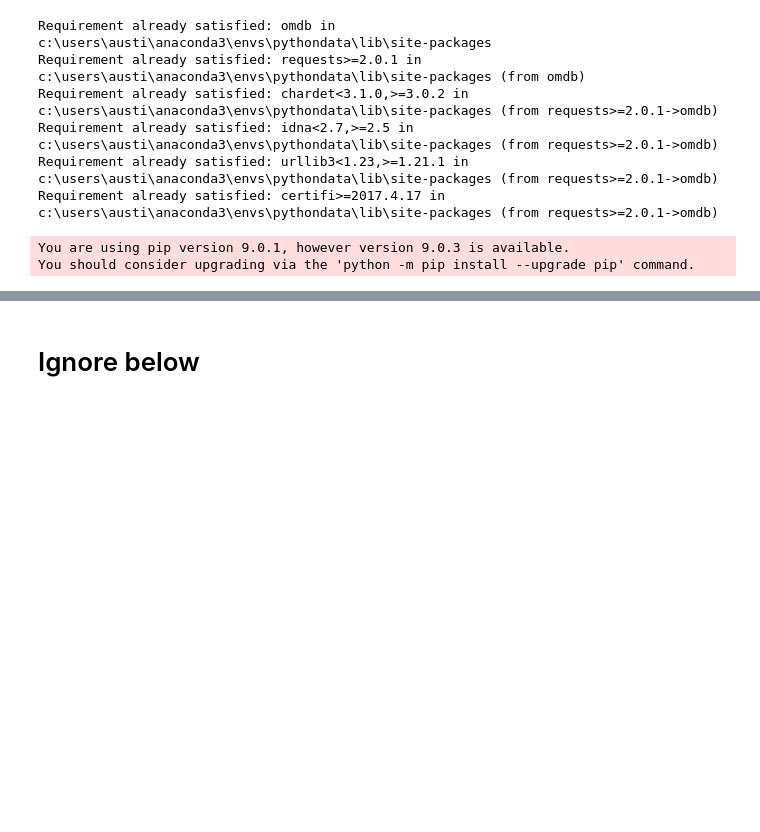
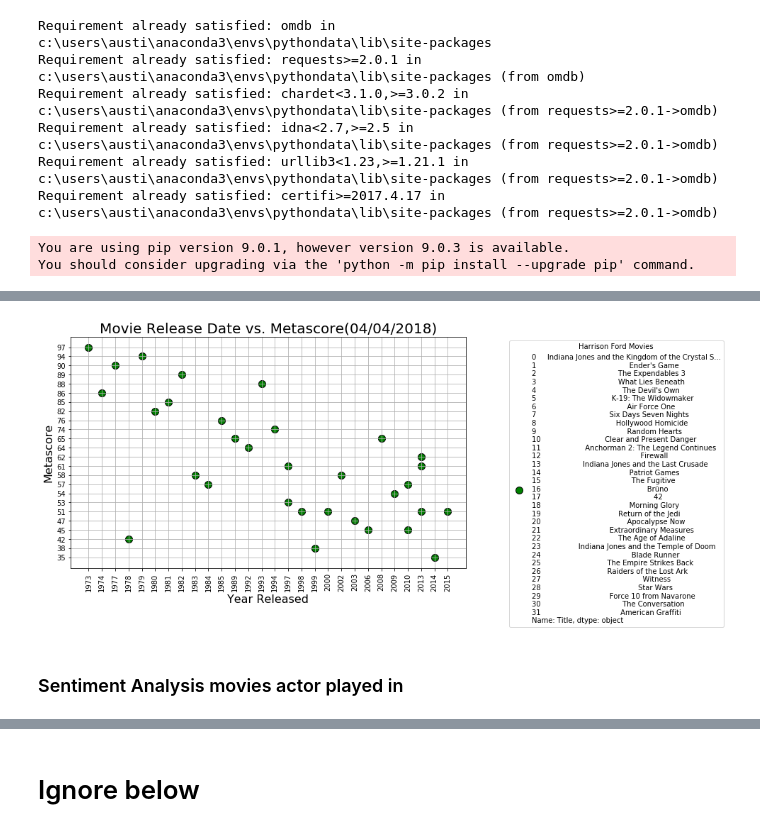
Before and after one commit to CTopham/Team-Green, a Jupyter notebook: Basic Movie Info.ipynb, the cells around one changed output, grey strips where cells are left out. Cells and saved outputs as stored; diff of their text form; code cells hidden in the pictures; blank space fills up the shorter version.

Commit message:
dataframe creation and sentiment analysis

```diff
--- a/Basic Movie Info.ipynb
+++ b/Basic Movie Info.ipynb
@@ -67,8 +73,11 @@ Will Smith has been in the following movies
 print("Beginning Data Retrieval")
 print("---------------------------------------------------------------")
 
-Metascore = {"metascore": [],
-             "year released": []}
+Metascore = {"Metascore": [],
+             "Year Released": [],
+             "Rated": [],
+             "Box Office": [],
+             "Plot": []}
 
 for movie in selected_actor["title"]:
 
@@ -81,8 +90,11 @@ for movie in selected_actor["title"]:
     #Run requests to API
     movie_data = requests.get(url).json()
 
-    Metascore["metascore"].append(movie_data["Metascore"])
-    Metascore["year released"].append(movie_data["Year"])
+    Metascore["Metascore"].append(movie_data["Metascore"])
+    Metascore["Year Released"].append(movie_data["Year"])
+    Metascore["Rated"].append(movie_data["Rated"])
+    Metascore["Box Office"].append(movie_data["BoxOffice"])
+    Metascore["Plot"].append(movie_data["Plot"])
 
     pprint(movie_data)
 # %% [output]
@@ -123,0 +118,6 @@ NameError: name 'ylim' is not defined
+# %%
+met_release = pd.DataFrame(Metascore)
+df_merge = pd.merge(met_release, movies_played_in, left_index=True, right_index=True)
+df_merge2 = df_merge[["title", "Year Released", "Rated", "Metascore", "Box Office", "Plot"]]
+final = df_merge2.rename(index=str, columns={"title": "Title"})
+final.head()
@@ -123,0 +131,27 @@ NameError: name 'ylim' is not defined
+# %%
+#Set size of scatter plots
+plt.figure(figsize=(10,6))
+
+#Create scatterplot for each "Screen Name" comparing "Tweets Ago" & "Compound Score"
+plt.scatter(final["Year Released"], final["Metascore"], color= "green", edgecolor= "black",
+            label= final["Title"], s= 100)
+
+#Aesthetics
+plt.title("Movie Release Date vs. Metascore" + "(" + time.strftime("%m/%d/%Y") + ")", fontsize=20)
+plt.xlabel("Year Released", fontsize=16)
+plt.xticks(rotation= 90)
+plt.ylabel("Metascore", fontsize=16)
+#plt.ylim(0, 100)
+#plt.yticks(final["Metascore"])
+plt.legend(bbox_to_anchor= (1.1, 1), title= actor_name + " Movies", fontsize= "medium")
+
+#Save plot as PNG image
+plt.savefig("Images/Movie_Release_Date_vs._Metascore.png", bbox_inches= "tight")
+
+#Display Output
+plt.grid()
+plt.show()
+# %% [output]
+[figure, added]
+# %% [markdown]
+### Sentiment Analysis movies actor played in
```
Also changed, not shown: parts of 14 cells of this notebook, 1 other file.
